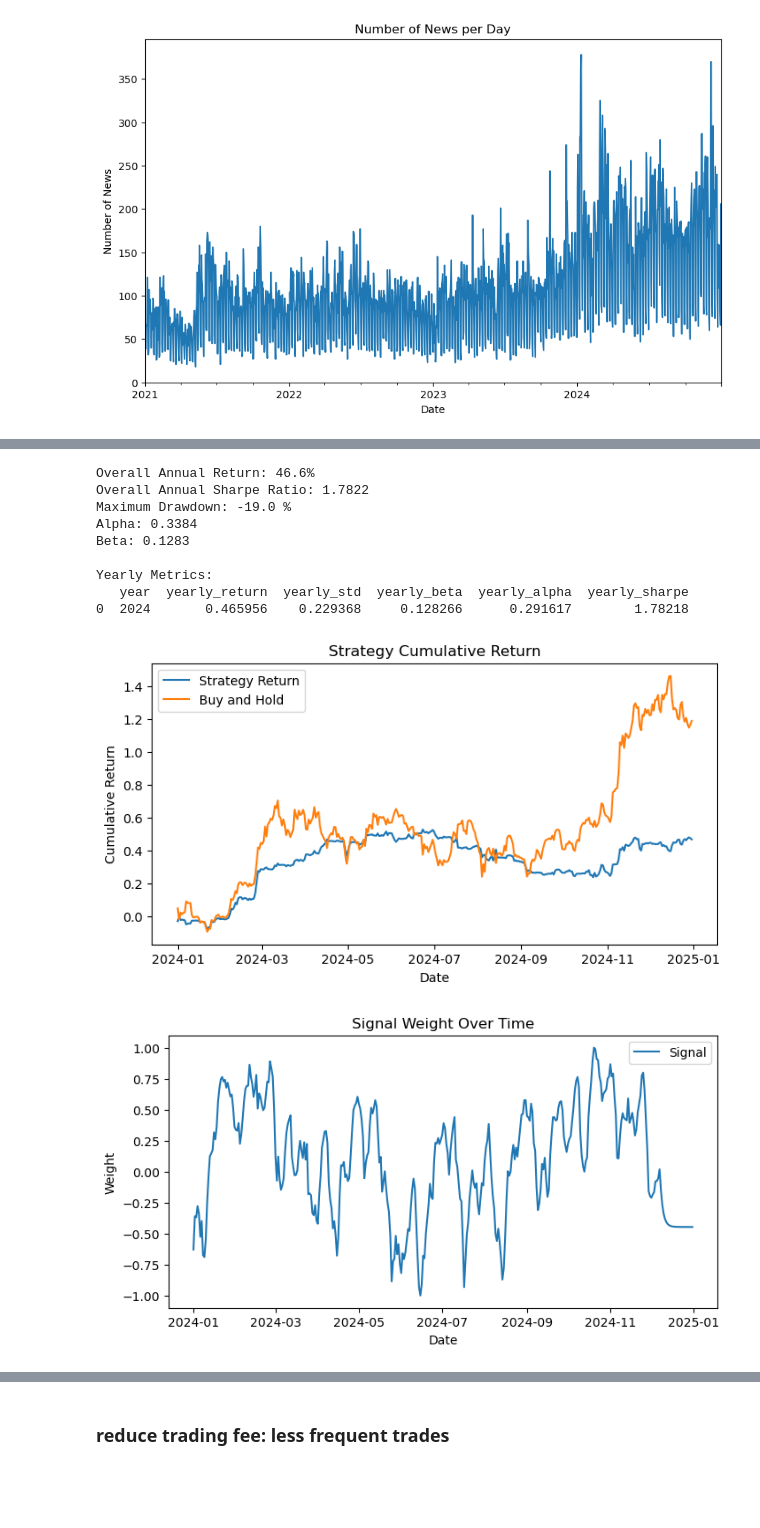
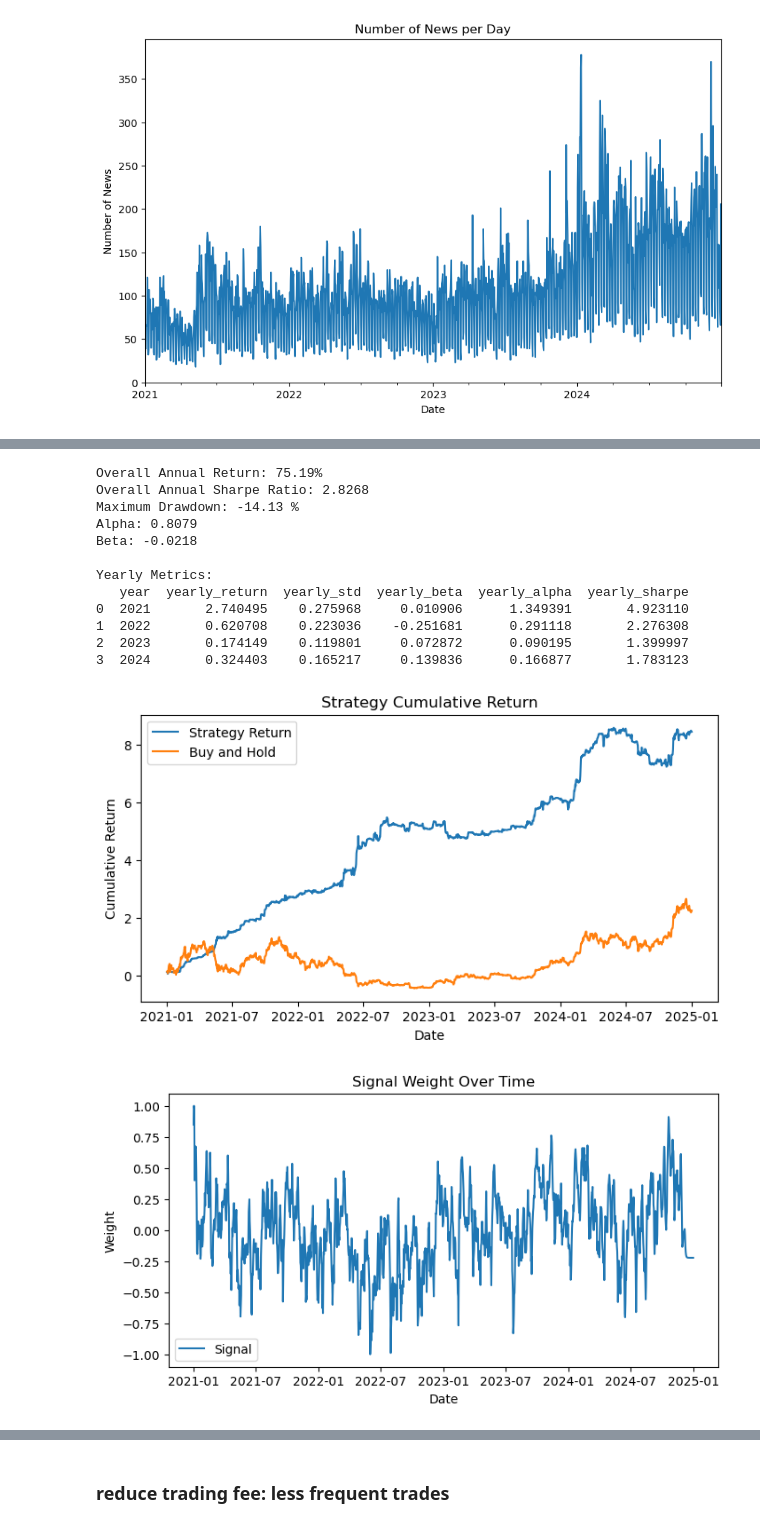
Before and after one commit to alvinku0/Bitcoin-Systematic-Strategies, a Jupyter notebook: crypto_news/strategies_backtesting/strategy_daily.ipynb, the cells around one changed output, grey strips where cells are left out. Drawn from its saved outputs; the diff is of its cells as text; code cells hidden in the pictures; blank space fills up the shorter version.

```diff
--- a/crypto_news/strategies_backtesting/strategy_daily.ipynb
+++ b/crypto_news/strategies_backtesting/strategy_daily.ipynb
@@ -14,0 +105,8 @@ from backtest_functions_v2 import *
+# %%
+# last row is 2025-01-01, remove it
+df_grouped = df_grouped[df_grouped.index.year < 2025]
+
+# df.index into datetime64[ns]
+df_grouped.index = df_grouped.index.values.astype('datetime64[D]')
+
+df_grouped
@@ -15,7 +127,8 @@ from backtest_functions_v2 import *
+# %%
+df_news = df_grouped.copy()
 # %% [markdown]
 ### strategy baseline: take simple mean of all 6 absa column
 # %%
-df_news = pd.read_parquet('../data/PROD_cryptonews_absa_daily.parquet')
 df = concat_return(df_news)
 df.head()
 # %% [output]
@@ -222,28 +341,29 @@ Statistical Analysis:
-# %%
-df = df[df.index.year == 2024]
 # %%
 # backtest tanalysis_absa as signal
 df['signal'] = df['tanalysis_absa']
 df['signal'] = df['signal'].fillna(0)
-df['signal'] = df['signal'].ewm(span=4).mean() # 4 days ewm gives the best result
+df['signal'] = df['signal'].ewm(span=3).mean() # 3 days ewm gives the best result
 
 # feature transformation
 scaler = MinMaxScaler(feature_range=(-1, 1))
 df['signal'] = scaler.fit_transform(df['signal'].values.reshape(-1, 1))
 
 run_backtest(df)
 # %% [output]
-Overall Annual Return: 46.6%
-Overall Annual Sharpe Ratio: 1.7822
-Maximum Drawdown: -19.0 %
-Alpha: 0.3384
-Beta: 0.1283
+Overall Annual Return: 75.19%
+Overall Annual Sharpe Ratio: 2.8268
+Maximum Drawdown: -14.13 %
+Alpha: 0.8079
+Beta: -0.0218
 
 Yearly Metrics:
    year  yearly_return  yearly_std  yearly_beta  yearly_alpha  yearly_sharpe
-0  2024       0.465956    0.229368     0.128266      0.291617        1.78218
+0  2021       2.740495    0.275968     0.010906      1.349391       4.923110
+1  2022       0.620708    0.223036    -0.251681      0.291118       2.276308
+2  2023       0.174149    0.119801     0.072872      0.090195       1.399997
+3  2024       0.324403    0.165217     0.139836      0.166877       1.783123
-[figure, old version]
+[figure, new version]
-[figure, old version]
+[figure, new version]
 # %%
 # backtest economy_absa as signal
 df['signal'] = df['economy_absa']
```
Also changed, not shown: parts of 45 cells of this notebook, 5 other files.
